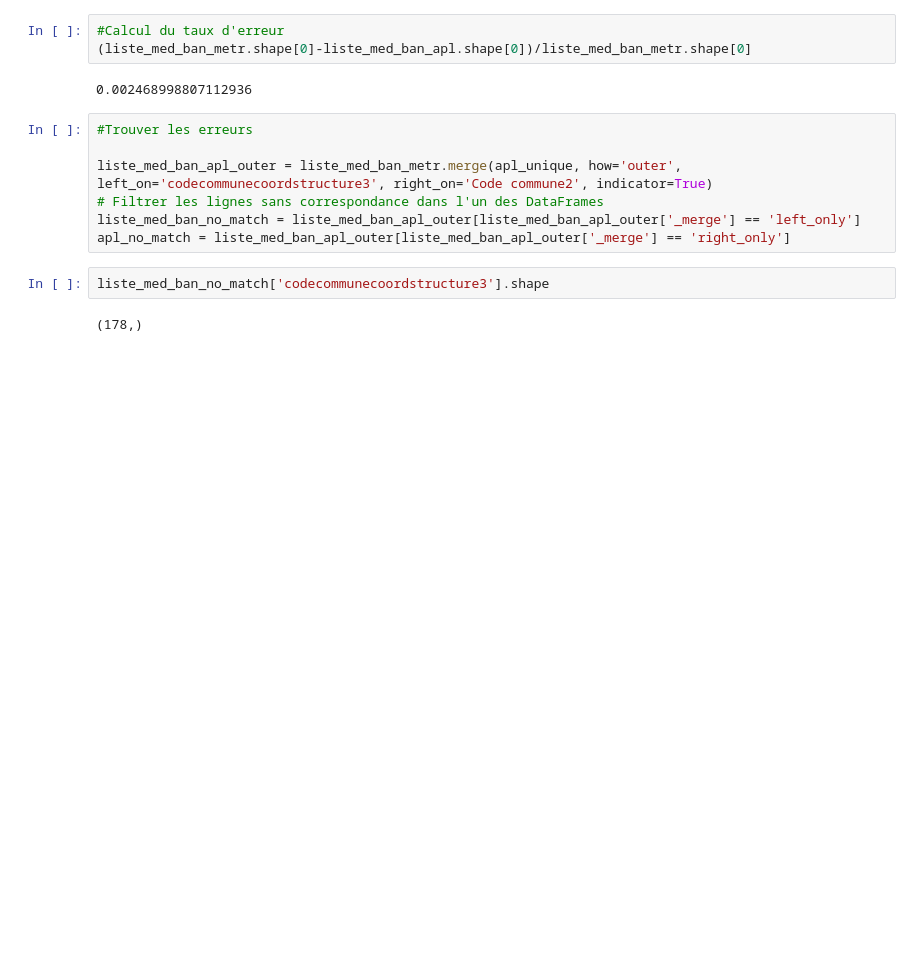
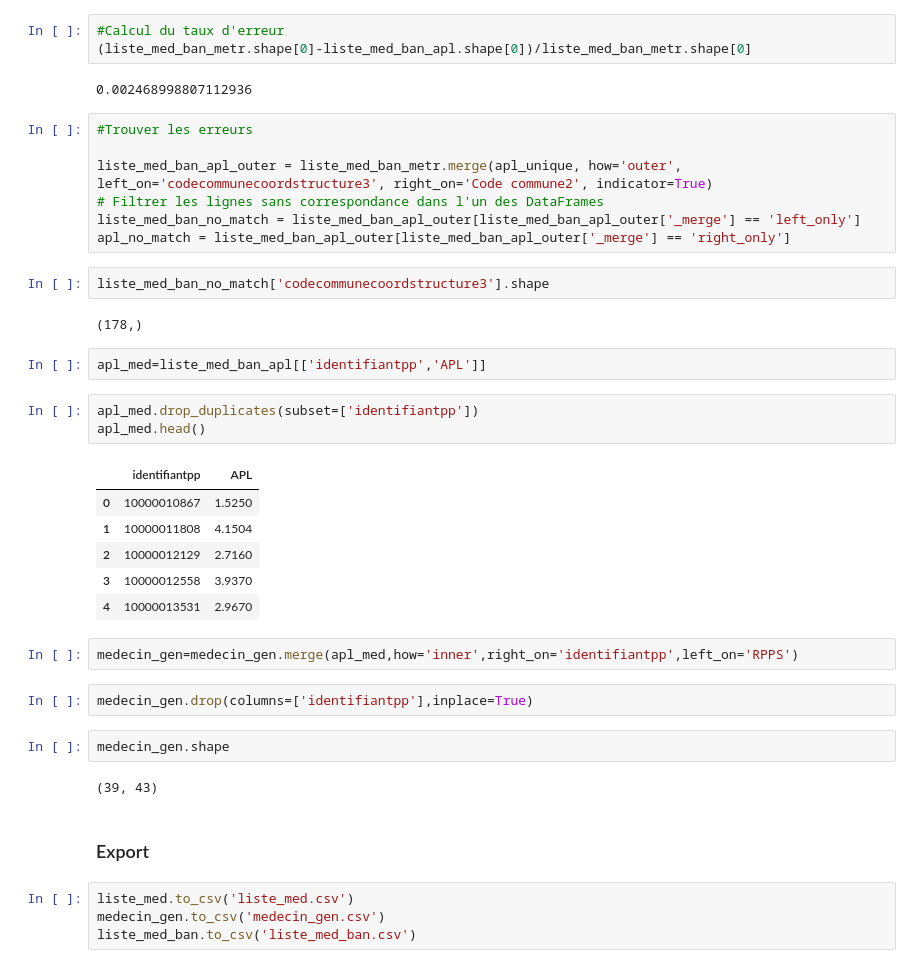
Before and after one commit to JulieBoyer/Econometrics, a Jupyter notebook: traitement_donnees.ipynb, the cells around one changed output. Cells and saved outputs as stored; diff of their text form; blank space fills up the shorter version.

```diff
--- a/traitement_donnees.ipynb
+++ b/traitement_donnees.ipynb
@@ -614,3 +627,29 @@ apl_no_match = liste_med_ban_apl_outer[liste_med_ban_apl_outer['_merge'] == 'rig
 liste_med_ban_no_match['codecommunecoordstructure3'].shape
 # %% [output]
 (178,)
+# %%
+apl_med=liste_med_ban_apl[['identifiantpp','APL']]
+# %%
+apl_med.drop_duplicates(subset=['identifiantpp'])
+apl_med.head()
+# %% [output]
+|  | identifiantpp | APL |
+| 0 | 10000010867 | 1.5250 |
+| 1 | 10000011808 | 4.1504 |
+| 2 | 10000012129 | 2.7160 |
+| 3 | 10000012558 | 3.9370 |
+| 4 | 10000013531 | 2.9670 |
+# %%
+medecin_gen=medecin_gen.merge(apl_med,how='inner',right_on='identifiantpp',left_on='RPPS')
+# %%
+medecin_gen.drop(columns=['identifiantpp'],inplace=True)
+# %%
+medecin_gen.shape
+# %% [output]
+(39, 43)
+# %% [markdown]
+### Export
+# %%
+liste_med.to_csv('liste_med.csv')
+medecin_gen.to_csv('medecin_gen.csv')
+liste_med_ban.to_csv('liste_med_ban.csv')
```
Also changed, not shown: parts of 4 cells of this notebook.
